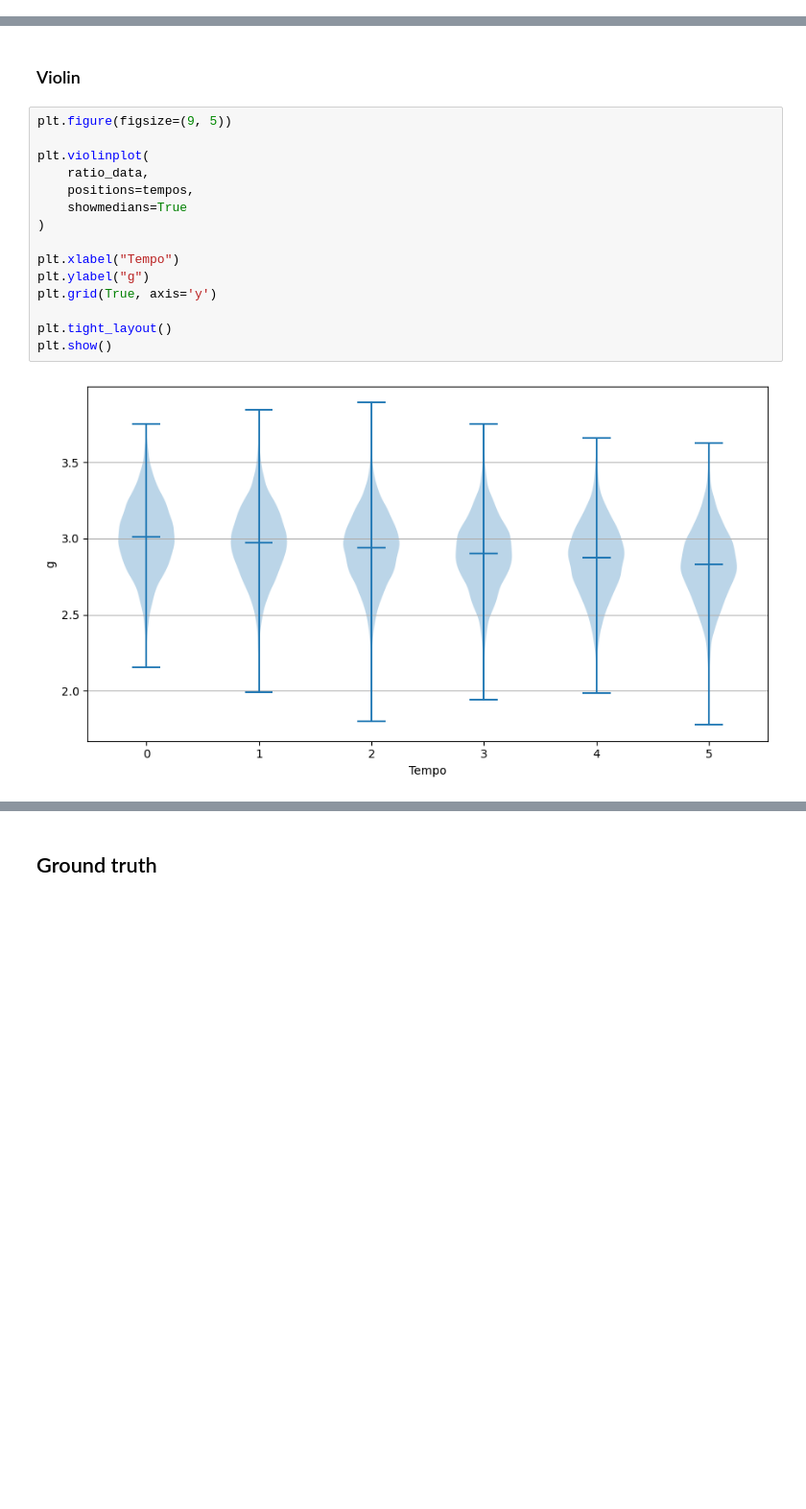
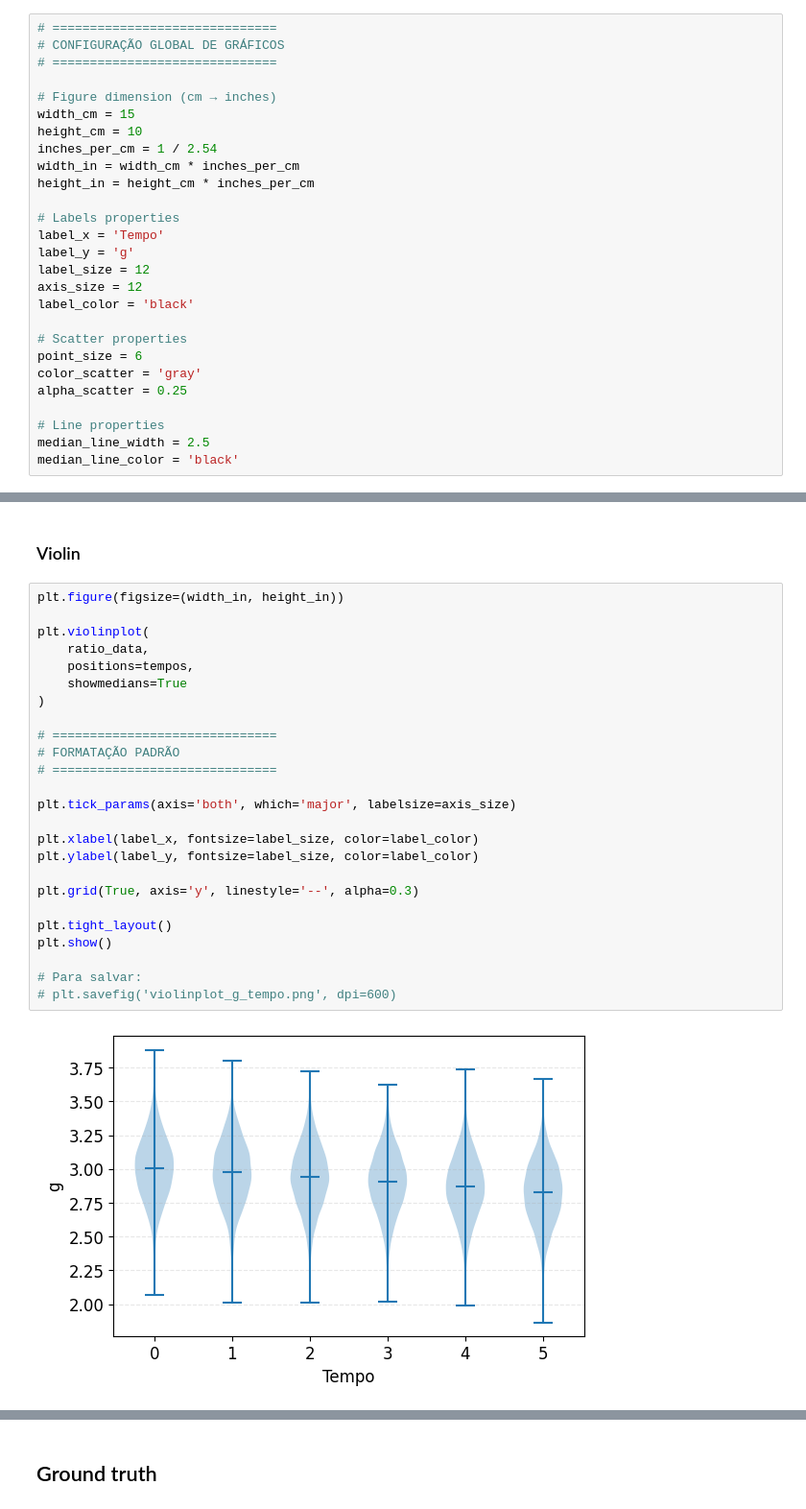
Before and after one commit to Pesquisa-UFCAT/2024-1_victor_hugo_renata_maria, a Jupyter notebook: toy_problem/charts.ipynb, the cells around one changed output, grey strips where cells are left out. Shown at 96% size. Drawn from its saved outputs; the diff is of its cells as text; blank space fills up the shorter version.

Commit message:
charts

```diff
--- a/toy_problem/charts.ipynb
+++ b/toy_problem/charts.ipynb
@@ -154,5 +154,32 @@ ratio_data_5 = df[0]
 ratio_data_5 = ratio_data_5['g'].tolist()
 # %% [markdown]
 ## Chart
+# %%
+# ==============================
+# CONFIGURAÇÃO GLOBAL DE GRÁFICOS
+# ==============================
+
+# Figure dimension (cm → inches)
+width_cm = 15
+height_cm = 10
+inches_per_cm = 1 / 2.54
+width_in = width_cm * inches_per_cm
+height_in = height_cm * inches_per_cm
+
+# Labels properties
+label_x = 'Tempo'
+label_y = 'g'
+label_size = 12
+axis_size = 12
+label_color = 'black'
+
+# Scatter properties
+point_size = 6
+color_scatter = 'gray'
+alpha_scatter = 0.25
+
+# Line properties
+median_line_width = 2.5
+median_line_color = 'black'
 # %% [markdown]
 ### Scatter
@@ -217,19 +258,29 @@ plt.show()
 # %% [markdown]
 ### Violin
 # %%
-plt.figure(figsize=(9, 5))
+plt.figure(figsize=(width_in, height_in))
 
 plt.violinplot(
     ratio_data,
     positions=tempos,
     showmedians=True
 )
 
-plt.xlabel("Tempo")
-plt.ylabel("g")
-plt.grid(True, axis='y')
+# ==============================
+# FORMATAÇÃO PADRÃO
+# ==============================
+
+plt.tick_params(axis='both', which='major', labelsize=axis_size)
+
+plt.xlabel(label_x, fontsize=label_size, color=label_color)
+plt.ylabel(label_y, fontsize=label_size, color=label_color)
+
+plt.grid(True, axis='y', linestyle='--', alpha=0.3)
 
 plt.tight_layout()
 plt.show()
+
+# Para salvar:
+# plt.savefig('violinplot_g_tempo.png', dpi=600)
 # %% [output]
-[figure, old version]
+[figure, new version]
```
Also changed, not shown: parts of 22 cells of this notebook.
